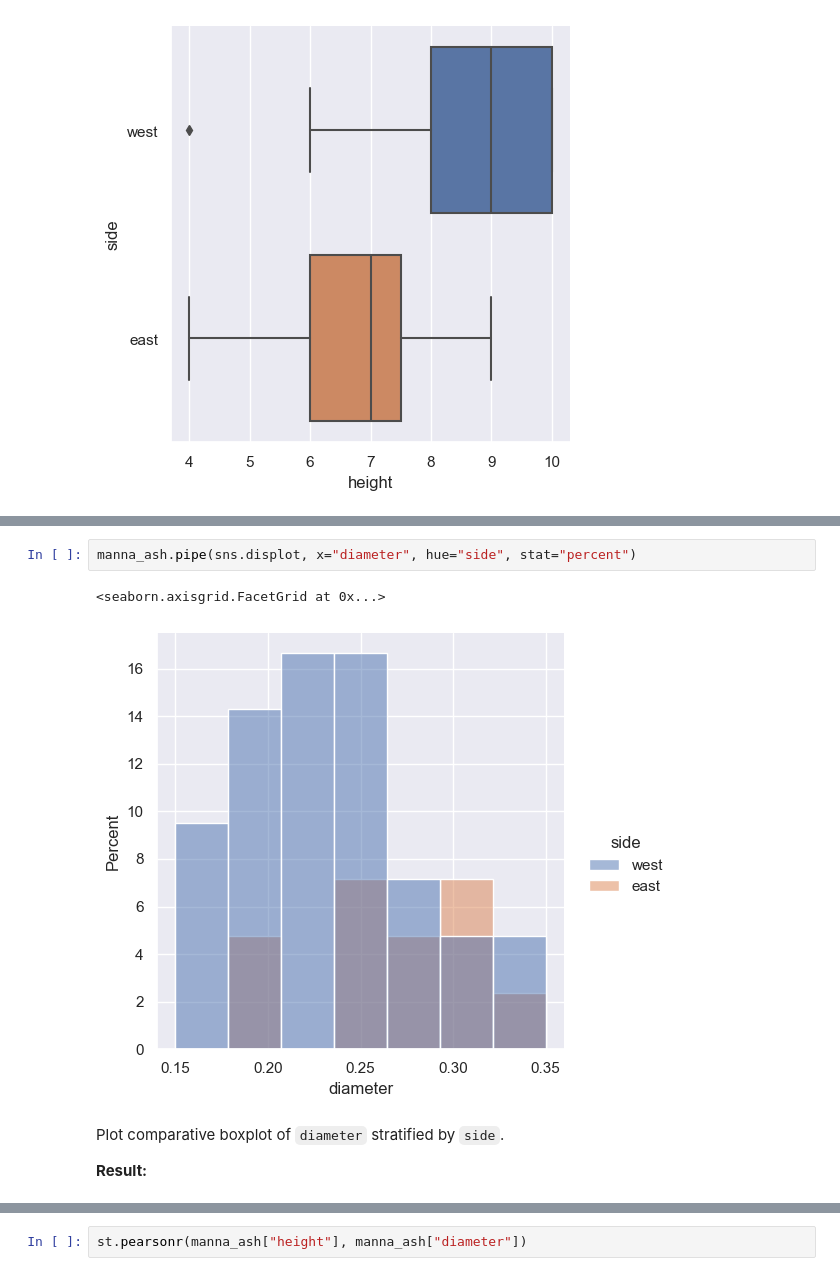
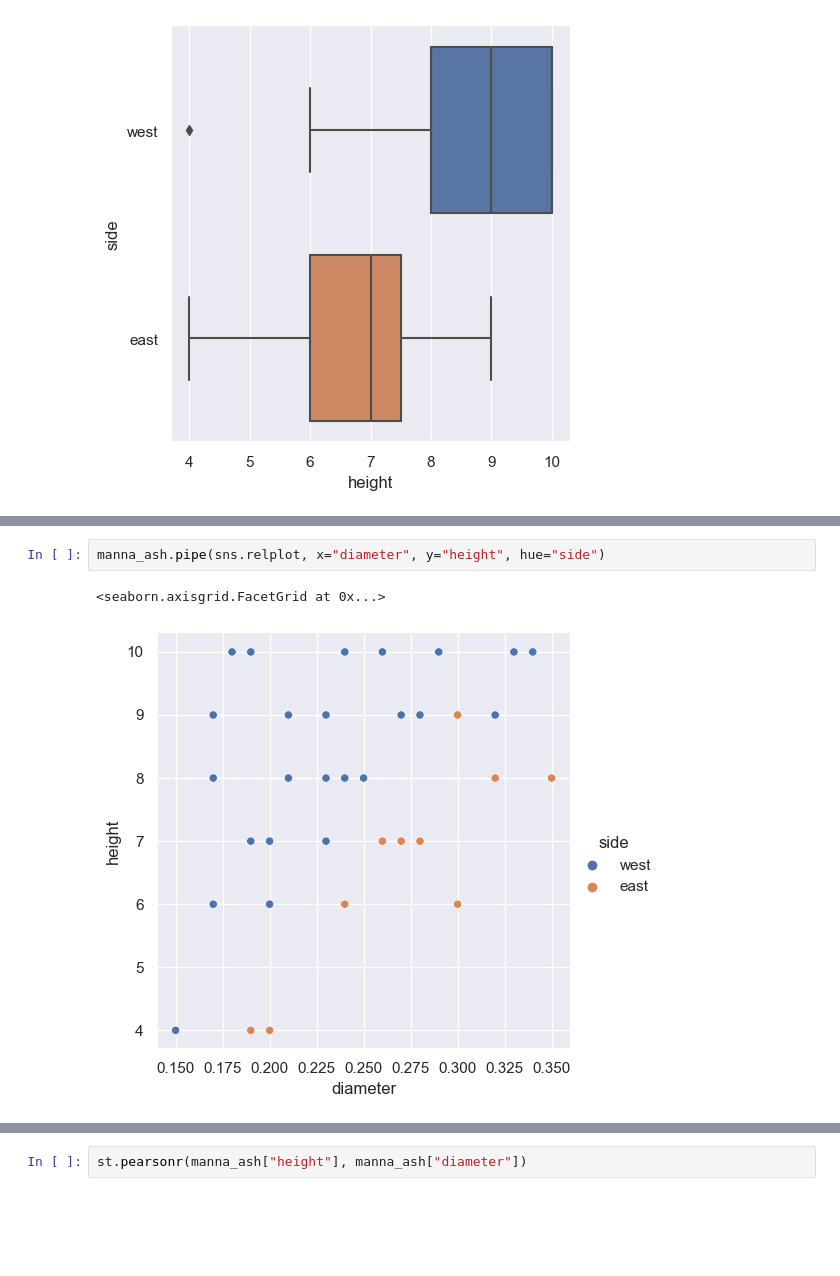
Before and after one commit to ljk233/Cookbook, a Jupyter notebook: Decks/d01_simple_linregress.ipynb, the cells around one changed output, grey strips where cells are left out. Saved outputs shown, nothing was run; the diff lists cells and outputs as text; blank space fills up the shorter version.

Commit message:
Expanded discussion of the result of each action

```diff
--- a/Decks/d01_simple_linregress.ipynb
+++ b/Decks/d01_simple_linregress.ipynb
@@ -106,9 +129,5 @@ Plot a histogram of `diameter` stratified by `side`.
 # %%
-manna_ash.pipe(sns.displot, x="diameter", hue="side", stat="percent")
+manna_ash.pipe(sns.relplot, x="diameter", y="height", hue="side")
 # %% [output]
 <seaborn.axisgrid.FacetGrid at 0x...>
-[figure, old version]
+[figure, new version]
-# %% [markdown]
-Plot comparative boxplot of `diameter` stratified by `side`.
-
-**Result:**
```
Also changed, not shown: parts of 19 cells of this notebook.
